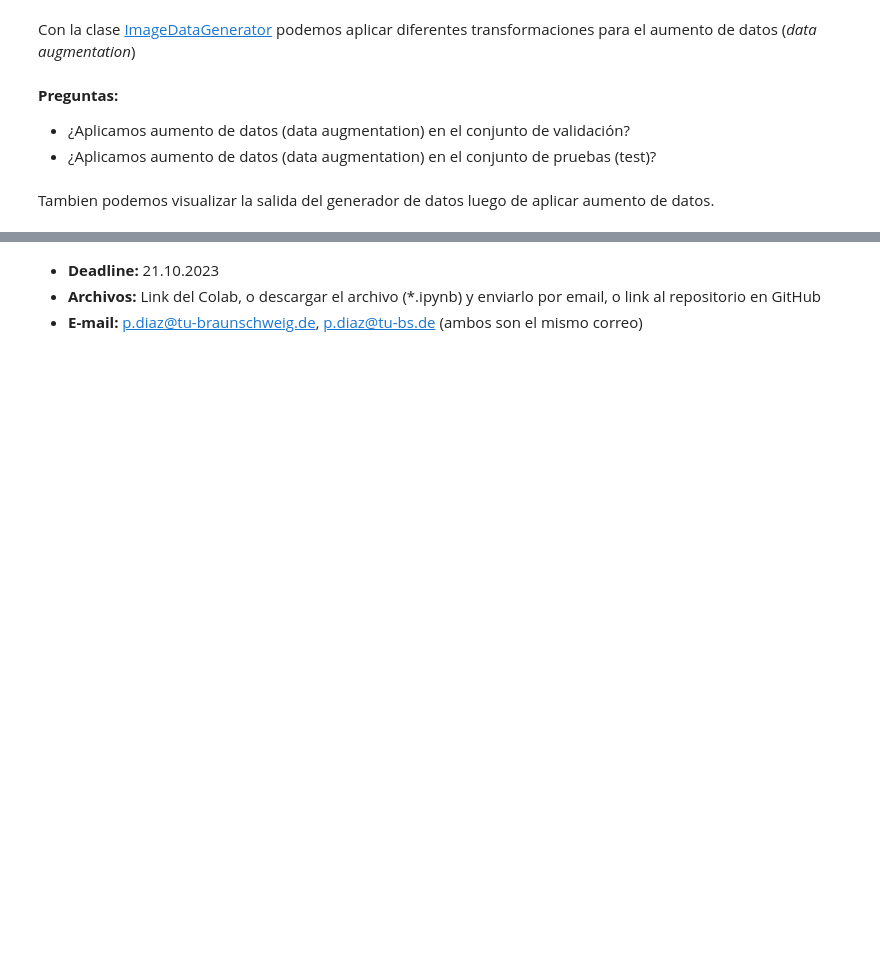
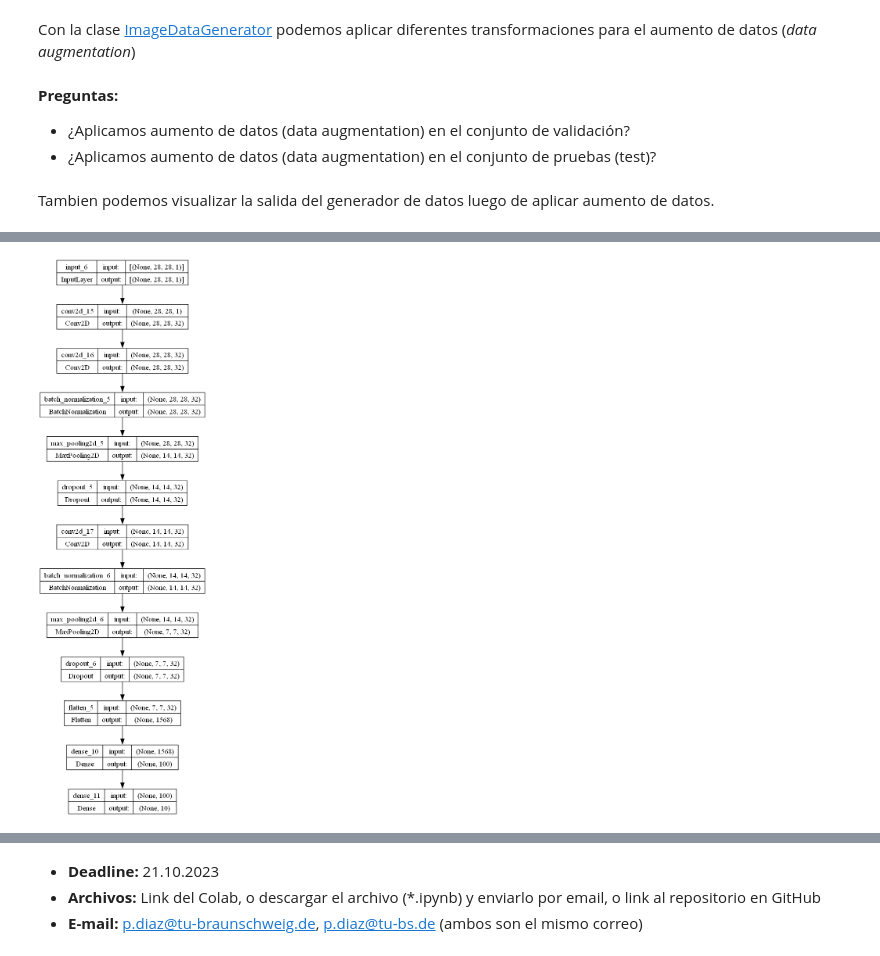
Before and after one commit to cesarnunezh/Diplomado_PUCP, a Jupyter notebook: Machine Learning Intermedio/2. Clasification CNN/Tarea_1_Cesar_Nuñez.ipynb, the cells around one changed output, grey strips where cells are left out. Saved outputs shown, nothing was run; the diff lists cells and outputs as text; code cells hidden in the pictures; blank space fills up the shorter version.

```diff
--- a/Machine Learning Intermedio/2. Clasification CNN/Tarea_1_Cesar_Nuñez.ipynb
+++ b/Machine Learning Intermedio/2. Clasification CNN/Tarea_1_Cesar_Nuñez.ipynb
@@ -818,0 +756,4 @@ callbacks_cnn_3 = [mode_autosave_cnn_3, early_stopping]
+# %%
+plot_model(model_cnn_6, to_file="model_cnn_6.png", show_shapes=True)
+# %% [output]
+[figure, added]
```
Also changed, not shown: parts of 108 cells of this notebook, 17 other files.
